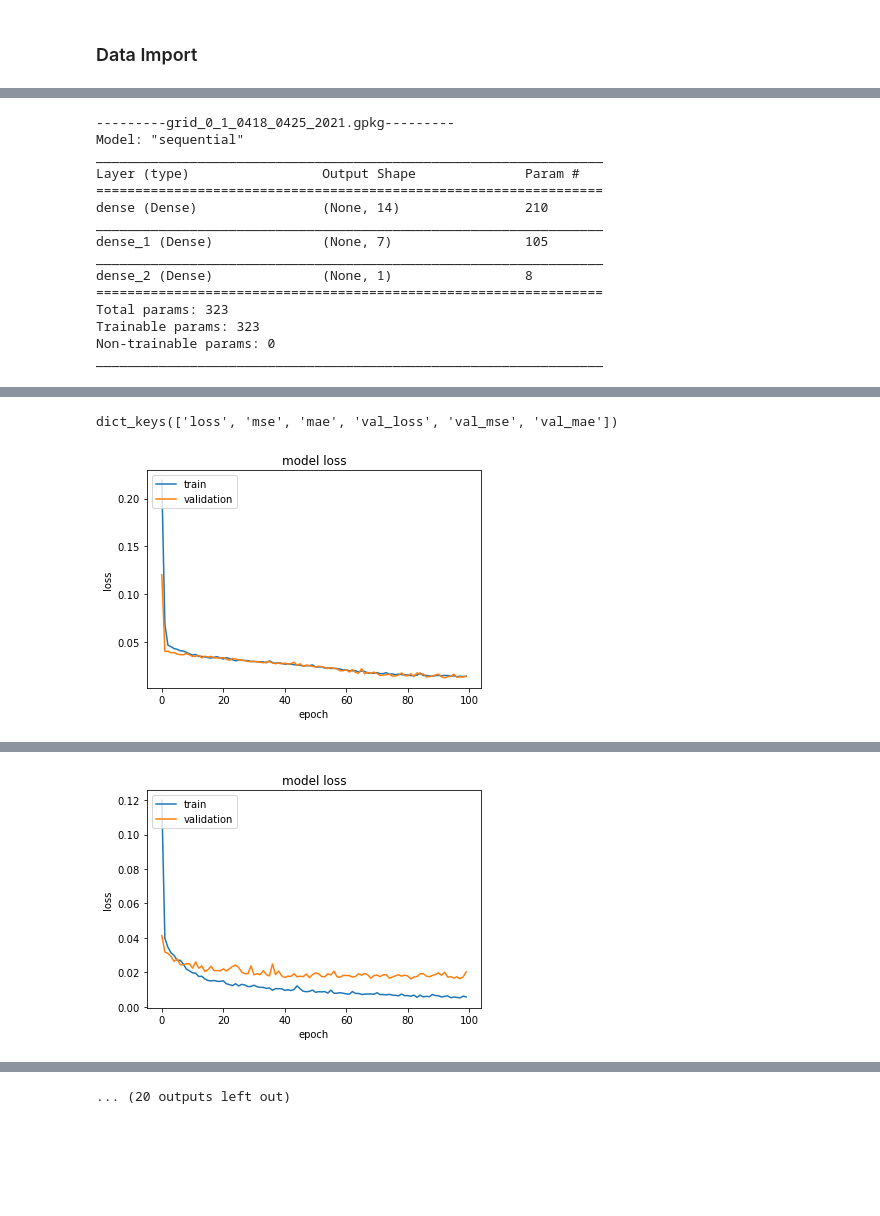
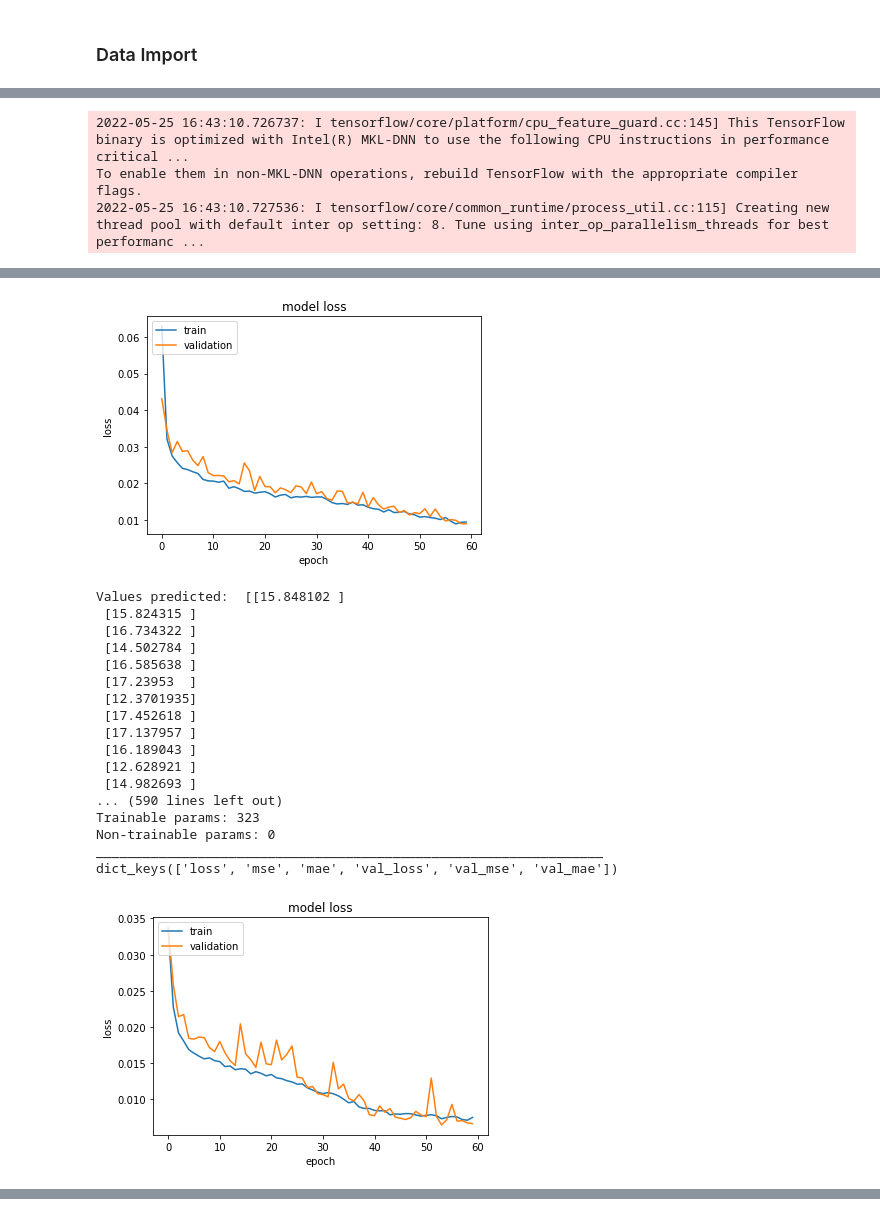
Before and after one commit to gisgeolab/D-DUST, a Jupyter notebook: notebooks/Keras_prediction_model.ipynb, the cells around one changed output, grey strips where cells are left out. Saved outputs shown, nothing was run; the diff lists cells and outputs as text; code cells hidden in the pictures; blank space fills up the shorter version.

Commit message:
commit with tests

```diff
--- a/notebooks/Keras_prediction_model.ipynb
+++ b/notebooks/Keras_prediction_model.ipynb
@@ -31,14 +31,15 @@ from sklearn.metrics import r2_score
 # %% [markdown]
 ### Data Import
 # %%
-RESOLUTION = '0_1'
+RESOLUTION = '0_01'
 TARGET = 'pm25_st'
 KNN = True
+knn_value=30
 NUMBER_OF_PARAMS = 12
 NUMBER_OF_COVARIATES = NUMBER_OF_PARAMS + 2
 
 
-geopackages = os.listdir('grids_'+RESOLUTION)
+geopackages = os.listdir('assets/grids_'+RESOLUTION)
 
 
 results1 = pd.DataFrame(columns=['MAE', 'MSE', 'mean Y-Test', 'mean Y-predicted', 'R2'])
@@ -47,10 +48,10 @@ results2 = pd.DataFrame(columns=['MAE', 'MSE', 'mean Y-Test', 'mean Y-predicted'
 
 
 for index, grid in enumerate(geopackages):
-    data = gpd.read_file('grids_'+RESOLUTION+'/'+ grid)
+    data = gpd.read_file('assets/grids_'+RESOLUTION+'/'+ grid)
 
     if KNN:
-        data = m.increase_data(gpd.read_file('grids_'+RESOLUTION+'/'+ grid), 'pm25_st', 5)
+        data = m.process_data(data, knn_value)
 
     coll = pd.DataFrame()
     coll['pm25_st'] = data['pm25_st']
@@ -61,29 +62,13 @@ for index, grid in enumerate(geopackages):
     #print('Mean Squared Error: ',mean_squared_error(coll['pm25_cams'], coll['pm25_st']))
     #print('R2 score: ',r2_score(coll['pm25_cams'], coll['pm25_st']))
 
-    points_st = gpd.read_file('arpa_stations/pm25_st.gpkg')
-
-    data = m.add_buffer(points_st, data, data, 10)
-
-
     data = data[~data[TARGET].isnull()]
     data = data.dropna(axis=1)
 
+    data.pop('geometry')
 
-    data.pop('geometry')
-    data.pop('bottom')
-    data.pop('top')
-    data.pop('left')
-    data.pop('right')
-
-
-    labels = pd.read_csv('features_' +RESOLUTION +'/'+grid[:-5]+'.csv')['Features']
+    labels = pd.read_csv('assets/features_' +RESOLUTION +'/'+grid[:-5]+'.csv')['Features']
     #labels = pd.read_csv('fs.csv')['Features']
-
-    labels = ml.remove_int_values(labels.tolist())
-    #data.pop('pm25_cams')
-    #labels.remove('pm25_cams')
-
 
     #read variables which are not null
     score_results = pd.DataFrame()
@@ -132,7 +117,7 @@ for index, grid in enumerate(geopackages):
 
 
 
-    history=model.fit(xtrain_scale, ytrain_scale, epochs=100, batch_size=1, verbose=0, validation_split=0.30)
+    history=model.fit(xtrain_scale, ytrain_scale, epochs=60, batch_size=1, verbose=0, validation_split=0.30)
     predictions = model.predict(xval_scale)
 
     print(history.history.keys())
@@ -169,7 +154,7 @@ for index, grid in enumerate(geopackages):
 
     #%%
 
-    data_new = m.increase_data(gpd.read_file('grids_'+RESOLUTION+'/'+ grid), 'pm25_st', 5)
+    data_new = m.increase_data(gpd.read_file('assets/grids_'+RESOLUTION+'/'+ grid), 'pm25_st', 5)
     data_new = data_new[~data_new[TARGET].isnull()]
     pm25_obs = data_new['pm25_st']
     X_new = pd.DataFrame(data=data_new, columns=labels).dropna(axis=1)
@@ -204,6 +189,6 @@ for index, grid in enumerate(geopackages):
 results1 = results1.T
 results2 = results2.T
 
-results1.to_excel('test/keras1'+RESOLUTION+'.xlsx')
-results2.to_excel('test/keras2'+RESOLUTION+'.xlsx')
+results1.to_excel('assets/test/keras1'+RESOLUTION+'.xlsx')
+results2.to_excel('assets/test/keras2'+RESOLUTION+'.xlsx')
 # %% [output]
@@ -217,15 +210,3 @@ results2.to_excel('test/keras2'+RESOLUTION+'.xlsx')
----------grid_0_1_0418_0425_2021.gpkg---------
-Model: "sequential"
-_________________________________________________________________
-Layer (type)                 Output Shape              Param #
-=================================================================
-dense (Dense)                (None, 14)                210
-_________________________________________________________________
-dense_1 (Dense)              (None, 7)                 105
-_________________________________________________________________
-dense_2 (Dense)              (None, 1)                 8
-=================================================================
-Total params: 323
-Trainable params: 323
-Non-trainable params: 0
-_________________________________________________________________
+2022-05-25 16:43:10.726737: I tensorflow/core/platform/cpu_feature_guard.cc:145] This TensorFlow binary is optimized with Intel(R) MKL-DNN to use the following CPU instructions in performance critical ...
+To enable them in non-MKL-DNN operations, rebuild TensorFlow with the appropriate compiler flags.
+2022-05-25 16:43:10.727536: I tensorflow/core/common_runtime/process_util.cc:115] Creating new thread pool with default inter op setting: 8. Tune using inter_op_parallelism_threads for best performanc ...
@@ -235,2 +214,19 @@ To enable them in non-MKL-DNN operations, rebuild TensorFlow with the appropriat
+[figure, new version]
+Values predicted:  [[15.848102 ]
+ [15.824315 ]
+ [16.734322 ]
+ [14.502784 ]
+ [16.585638 ]
+ [17.23953  ]
+ [12.3701935]
+ [17.452618 ]
+ [17.137957 ]
+ [16.189043 ]
+ [12.628921 ]
+ [14.982693 ]
+... (590 lines left out)
+Trainable params: 323
+Non-trainable params: 0
+_________________________________________________________________
 dict_keys(['loss', 'mse', 'mae', 'val_loss', 'val_mse', 'val_mae'])
-[figure, old version]
+[figure, new version]
@@ -286 +303,0 @@ dict_keys(['loss', 'mse', 'mae', 'val_loss', 'val_mse', 'val_mae'])
-[figure, old version]
@@ -304 +303,0 @@ R2 score:  0.7261368383316531
-... (20 outputs left out)
```
Also changed, not shown: parts of 1 cell of this notebook, 48 other files.
